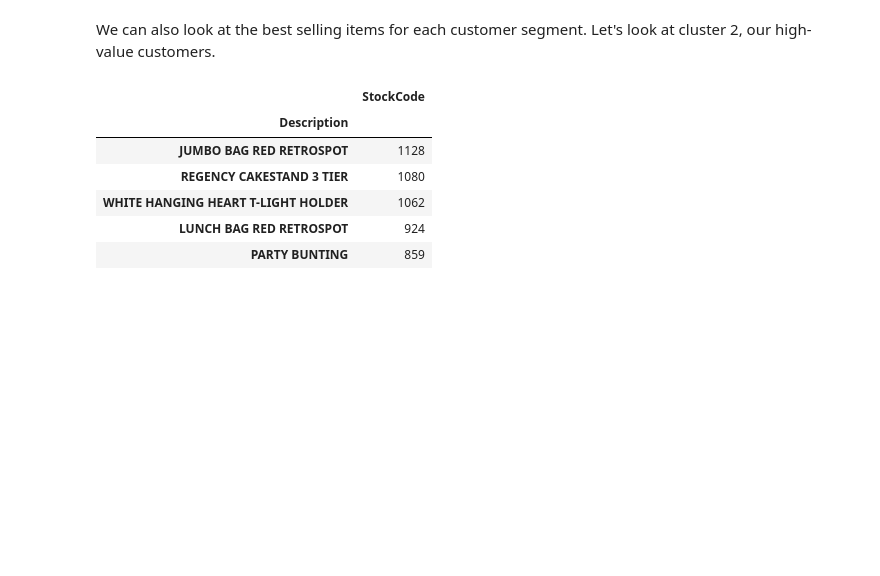
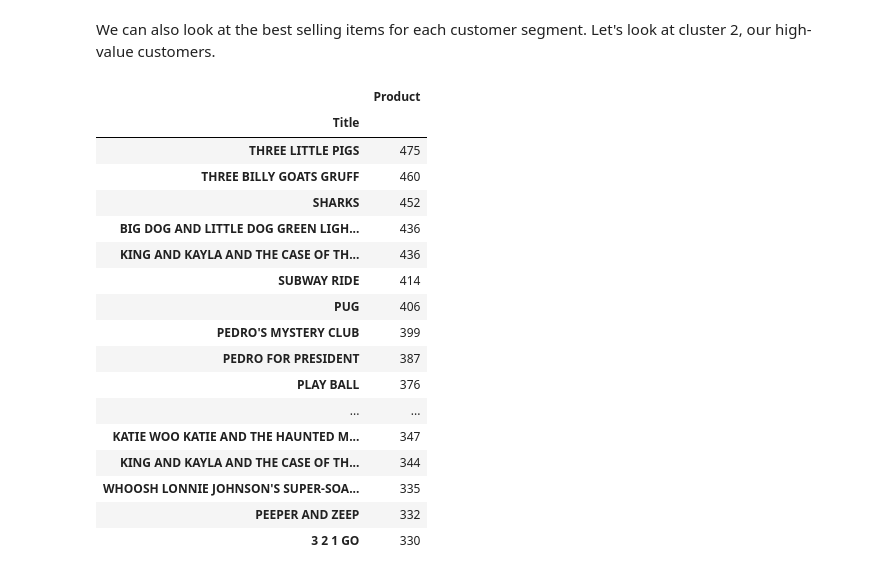
Before and after one commit to mbecker0813/customer_segmentation, a Jupyter notebook: Customer Segmentation Example.ipynb, the cells around one changed output. Saved outputs shown, nothing was run; the diff lists cells and outputs as text; code cells hidden in the pictures; blank space fills up the shorter version.

```diff
--- a/Customer Segmentation Example.ipynb
+++ b/Customer Segmentation Example.ipynb
@@ -35,7 +36,7 @@ df = df[pd.notnull(df['CustomerID'])]
 # %% [markdown]
 **Excluding ending month which is a partial month**
 # %%
-df = df.loc[df['InvoiceDate'] < '2011-12-01']
+#df = df.loc[df['InvoiceDate'] < '2011-12-01']
 # %% [markdown]
 ## Feature Engineering
 We want to create some additional features that will be useful in our customer segmentation analysis.
@@ -45,15 +46,15 @@ We want to create some additional features that will be useful in our customer s
 # %% [markdown]
 **Computing total sales**
 # %%
-df['Sales'] = df['Quantity'] * df['UnitPrice']
+df['Sales'] = df['Quantity'] * df['Price']
 # %% [markdown]
 **Aggregate and summarize by customer**
 # %% [markdown]
 We want to determine the total sales amount, number of orders, and average order amounts.
 # %%
-customer_df = df.groupby('CustomerID').agg({
+customer_df = df.groupby('CustomerKey').agg({
     'Sales': sum,
-    'InvoiceNo': lambda x: x.nunique()
+    'Invoice': lambda x: x.nunique()
 })
 customer_df.columns = ['TotalSales','OrderCount']
 customer_df.head()
@@ -315,20 +322,31 @@ actuals_df.head(10)
 # %% [markdown]
 We can also look at the best selling items for each customer segment. Let's look at cluster 2, our high-value customers.
 # %%
-high_value_cluster = four_cluster_df.loc[four_cluster_df['Cluster'] == 2]
+high_value_cluster = four_cluster_df.loc[four_cluster_df['Cluster'] == 3]
 # %%
 pd.DataFrame(
     df.loc[
-        df['CustomerID'].isin(high_value_cluster.index)
-    ].groupby('Description').count()[
-        'StockCode'
-    ].sort_values(ascending = False).head()
+        df['CustomerKey'].isin(high_value_cluster.index)
+    ].groupby('Title').count()[
+        'Product'
+    ].sort_values(ascending = False).head(20)
 )
 # %% [output]
-|  | StockCode |
-| Description |  |
-| JUMBO BAG RED RETROSPOT | 1128 |
-| REGENCY CAKESTAND 3 TIER | 1080 |
-| WHITE HANGING HEART T-LIGHT HOLDER | 1062 |
-| LUNCH BAG RED RETROSPOT | 924 |
-| PARTY BUNTING | 859 |
+|  | Product |
+| Title |  |
+| THREE LITTLE PIGS | 475 |
+| THREE BILLY GOATS GRUFF | 460 |
+| SHARKS | 452 |
+| BIG DOG AND LITTLE DOG GREEN LIGH... | 436 |
+| KING AND KAYLA AND THE CASE OF TH... | 436 |
+| SUBWAY RIDE | 414 |
+| PUG | 406 |
+| PEDRO'S MYSTERY CLUB | 399 |
+| PEDRO FOR PRESIDENT | 387 |
+| PLAY BALL | 376 |
+| ... | ... |
+| KATIE WOO KATIE AND THE HAUNTED M... | 347 |
+| KING AND KAYLA AND THE CASE OF TH... | 344 |
+| WHOOSH LONNIE JOHNSON'S SUPER-SOA... | 335 |
+| PEEPER AND ZEEP | 332 |
+| 3 2 1 GO | 330 |
```
Also changed, not shown: parts of 18 cells of this notebook.
